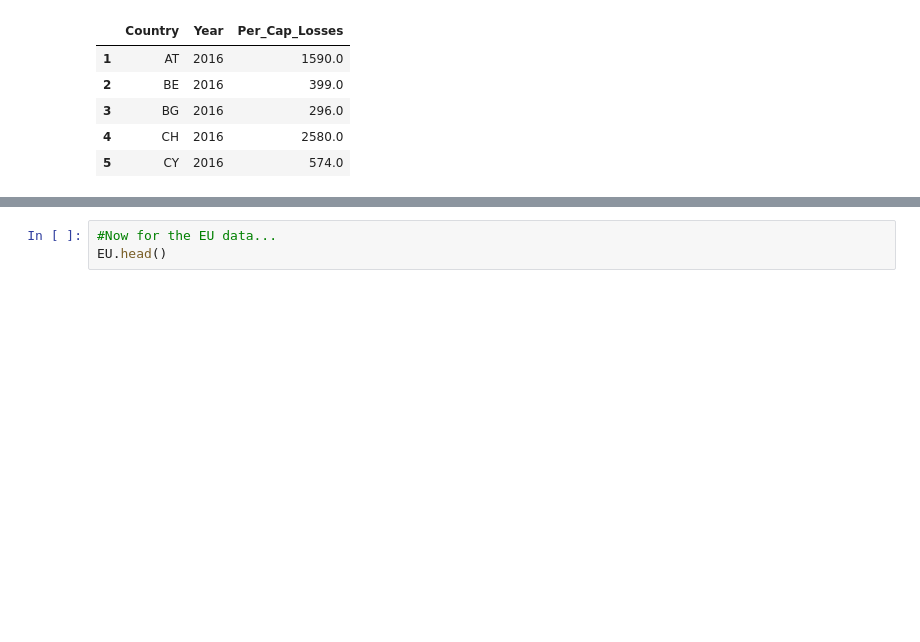
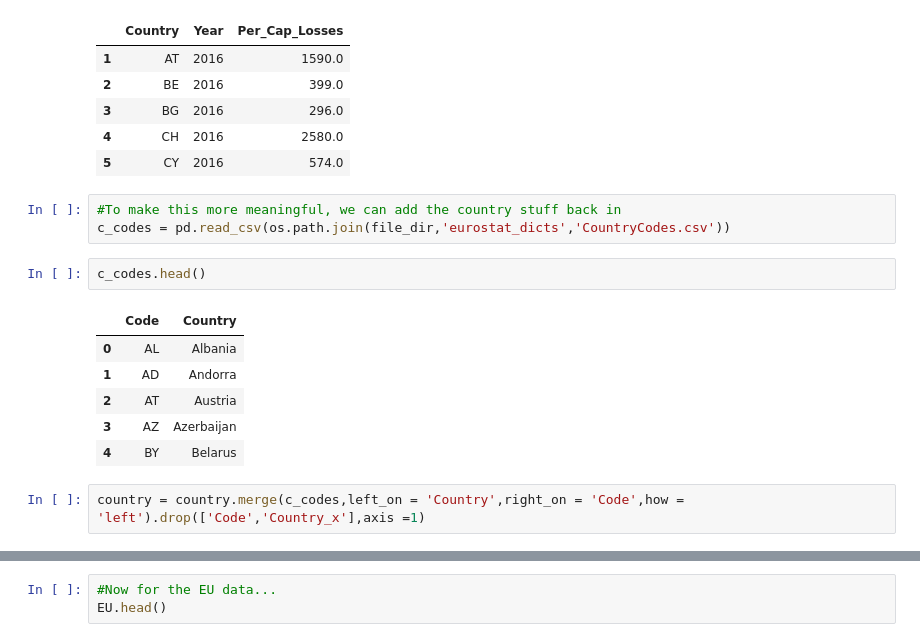
Before and after one commit to count/hackathons, a Jupyter notebook: Climate Hackathon/Workshop/Import_Clean_Transform.ipynb, the cells around one changed output, grey strips where cells are left out. Cells and saved outputs as stored; diff of their text form; blank space fills up the shorter version.

```diff
--- a/Climate Hackathon/Workshop/1. Import_Clean_Transform.ipynb
+++ b/Climate Hackathon/Workshop/Import_Clean_Transform.ipynb
@@ -188,3 +188,17 @@ country.head()
 | 3 | BG | 2016 | 296.0 |
 | 4 | CH | 2016 | 2580.0 |
 | 5 | CY | 2016 | 574.0 |
+# %%
+#To make this more meaningful, we can add the country stuff back in
+c_codes = pd.read_csv(os.path.join(file_dir,'eurostat_dicts','CountryCodes.csv'))
+# %%
+c_codes.head()
+# %% [output]
+|  | Code | Country |
+| 0 | AL | Albania |
+| 1 | AD | Andorra |
+| 2 | AT | Austria |
+| 3 | AZ | Azerbaijan |
+| 4 | BY | Belarus |
+# %%
+country = country.merge(c_codes,left_on = 'Country',right_on = 'Code',how = 'left').drop(['Code','Country_x'],axis =1)
```
Also changed, not shown: parts of 6 cells of this notebook, 2 other files.
